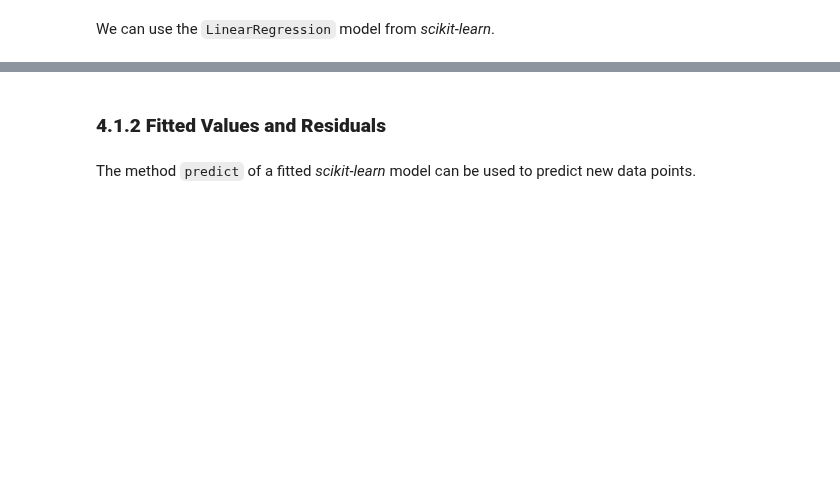
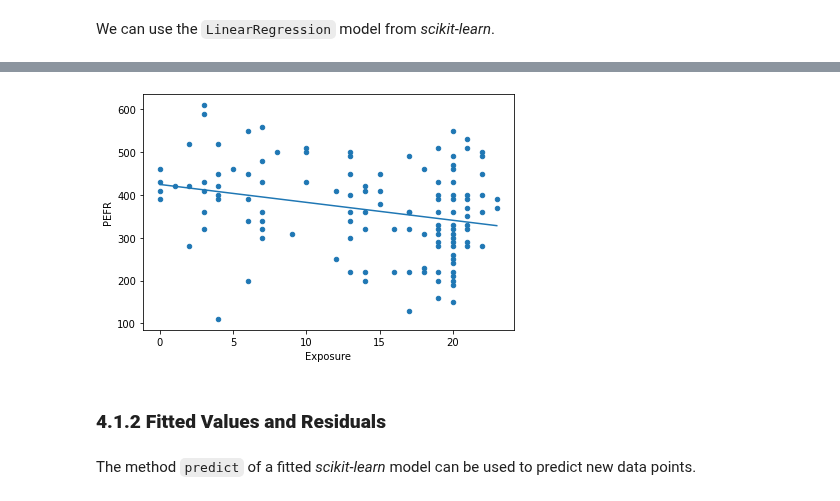
Before and after one commit to young-hwanlee/my-practical-statistics-for-data-scientists, a Jupyter notebook: Chapter_4_Regression_and_Prediction.ipynb, the cells around one changed output, grey strips where cells are left out. Cells and saved outputs as stored; diff of their text form; code cells hidden in the pictures; blank space fills up the shorter version.

```diff
--- a/Chapter_4_Regression_and_Prediction.ipynb
+++ b/Chapter_4_Regression_and_Prediction.ipynb
@@ -123,3 +130,11 @@ plt.show()
+# %%
+lung.plot.scatter(x='Exposure', y='PEFR')
+plt.plot((0, 23), model.predict([[0], [23]]))
+
+plt.tight_layout()
+plt.show()
+# %% [output]
+[figure, added]
 # %% [markdown]
 ### **4.1.2 Fitted Values and Residuals**
 # %% [markdown]
```
Also changed, not shown: parts of 8 cells of this notebook.
